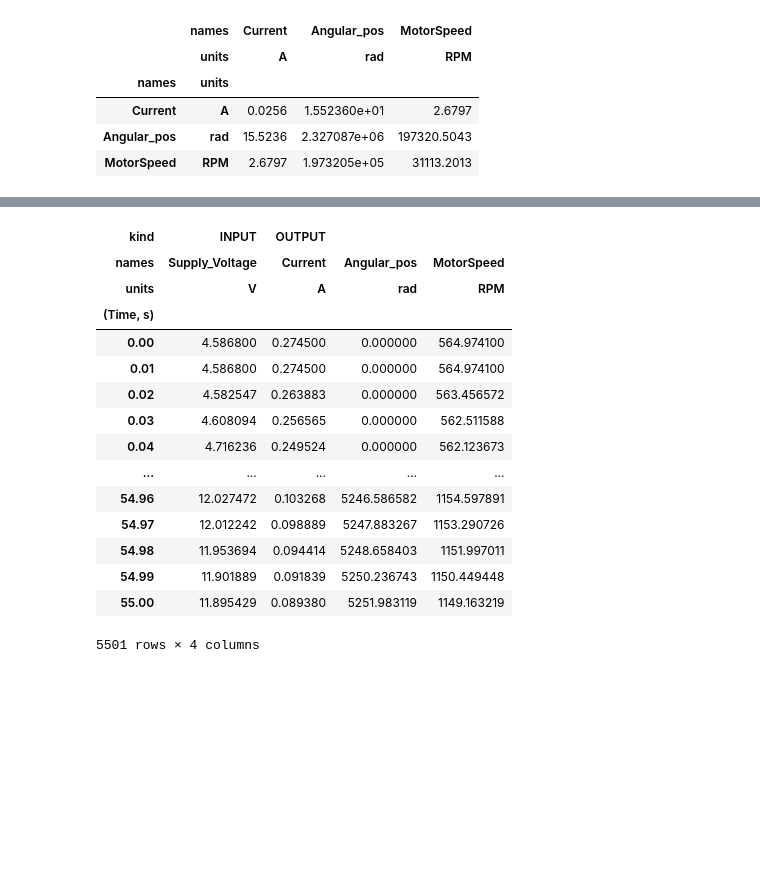
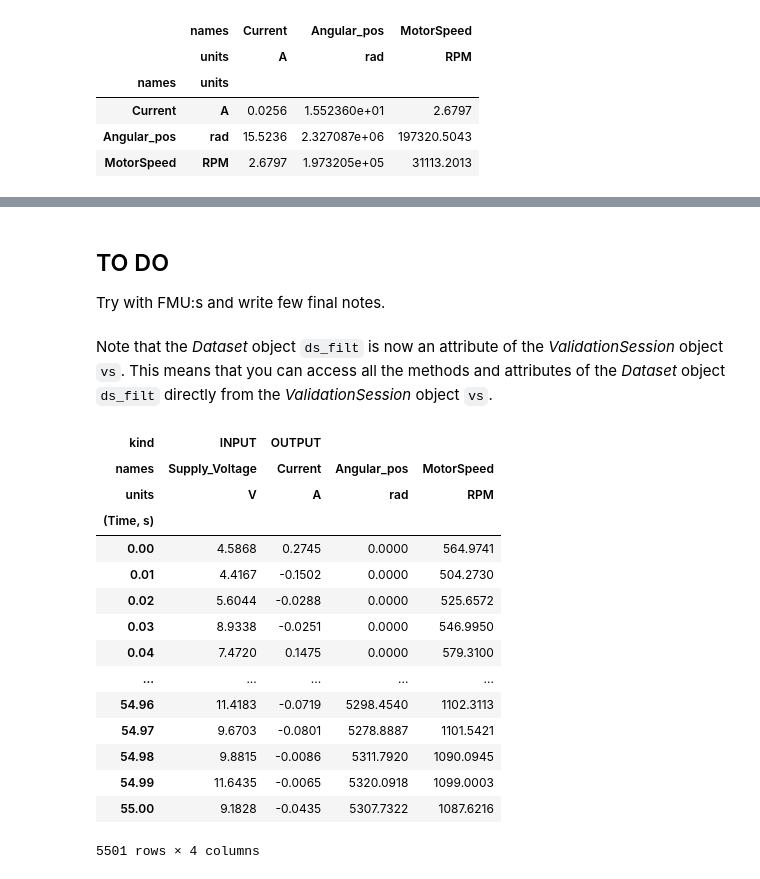
Before and after one commit to VolvoGroup/dymoval, a Jupyter notebook: scripts/tutorial.ipynb, the cells around one changed output, grey strips where cells are left out. Saved outputs shown, nothing was run; the diff lists cells and outputs as text; code cells hidden in the pictures; blank space fills up the shorter version.

```diff
--- a/scripts/tutorial.ipynb
+++ b/scripts/tutorial.ipynb
@@ -131,0 +226,4 @@ dmv.compare_datasets(ds,ds_filt,kind="coverage")
+# %% [markdown]
+## TO DO
+
+Try with FMU:s and write few final notes.
@@ -132,19 +250,22 @@ dmv.compare_datasets(ds,ds_filt,kind="coverage")
+# %% [markdown]
+Note that the *Dataset* object `ds_filt` is now an attribute of the *ValidationSession* object `vs`.
+This means that you can access all the methods and attributes of the *Dataset* object `ds_filt` directly from the *ValidationSession* object `vs`.
 # %%
-ds_filt.dataset
+ds.dataset
 # %% [output]
 | kind | INPUT | OUTPUT |  |  |
 | names | Supply_Voltage | Current | Angular_pos | MotorSpeed |
 | units | V | A | rad | RPM |
 | (Time, s) |  |  |  |  |
-| 0.00 | 4.586800 | 0.274500 | 0.000000 | 564.974100 |
-| 0.01 | 4.586800 | 0.274500 | 0.000000 | 564.974100 |
-| 0.02 | 4.582547 | 0.263883 | 0.000000 | 563.456572 |
-| 0.03 | 4.608094 | 0.256565 | 0.000000 | 562.511588 |
-| 0.04 | 4.716236 | 0.249524 | 0.000000 | 562.123673 |
+| 0.00 | 4.5868 | 0.2745 | 0.0000 | 564.9741 |
+| 0.01 | 4.4167 | -0.1502 | 0.0000 | 504.2730 |
+| 0.02 | 5.6044 | -0.0288 | 0.0000 | 525.6572 |
+| 0.03 | 8.9338 | -0.0251 | 0.0000 | 546.9950 |
+| 0.04 | 7.4720 | 0.1475 | 0.0000 | 579.3100 |
 | ... | ... | ... | ... | ... |
-| 54.96 | 12.027472 | 0.103268 | 5246.586582 | 1154.597891 |
-| 54.97 | 12.012242 | 0.098889 | 5247.883267 | 1153.290726 |
-| 54.98 | 11.953694 | 0.094414 | 5248.658403 | 1151.997011 |
-| 54.99 | 11.901889 | 0.091839 | 5250.236743 | 1150.449448 |
-| 55.00 | 11.895429 | 0.089380 | 5251.983119 | 1149.163219 |
+| 54.96 | 11.4183 | -0.0719 | 5298.4540 | 1102.3113 |
+| 54.97 | 9.6703 | -0.0801 | 5278.8887 | 1101.5421 |
+| 54.98 | 9.8815 | -0.0086 | 5311.7920 | 1090.0945 |
+| 54.99 | 11.6435 | -0.0065 | 5320.0918 | 1099.0003 |
+| 55.00 | 9.1828 | -0.0435 | 5307.7322 | 1087.6216 |
 5501 rows × 4 columns
```
Also changed, not shown: parts of 40 cells of this notebook, 5 other files.
